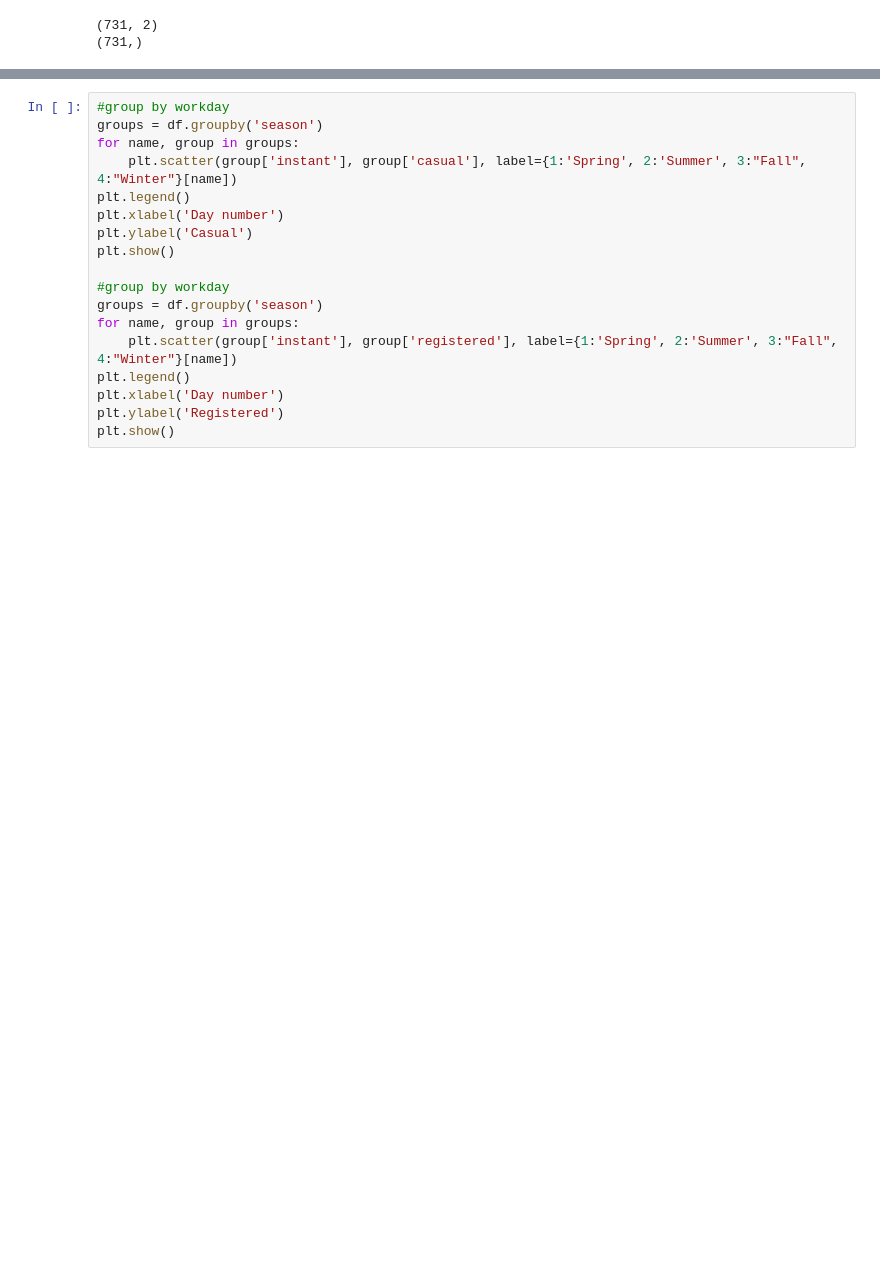
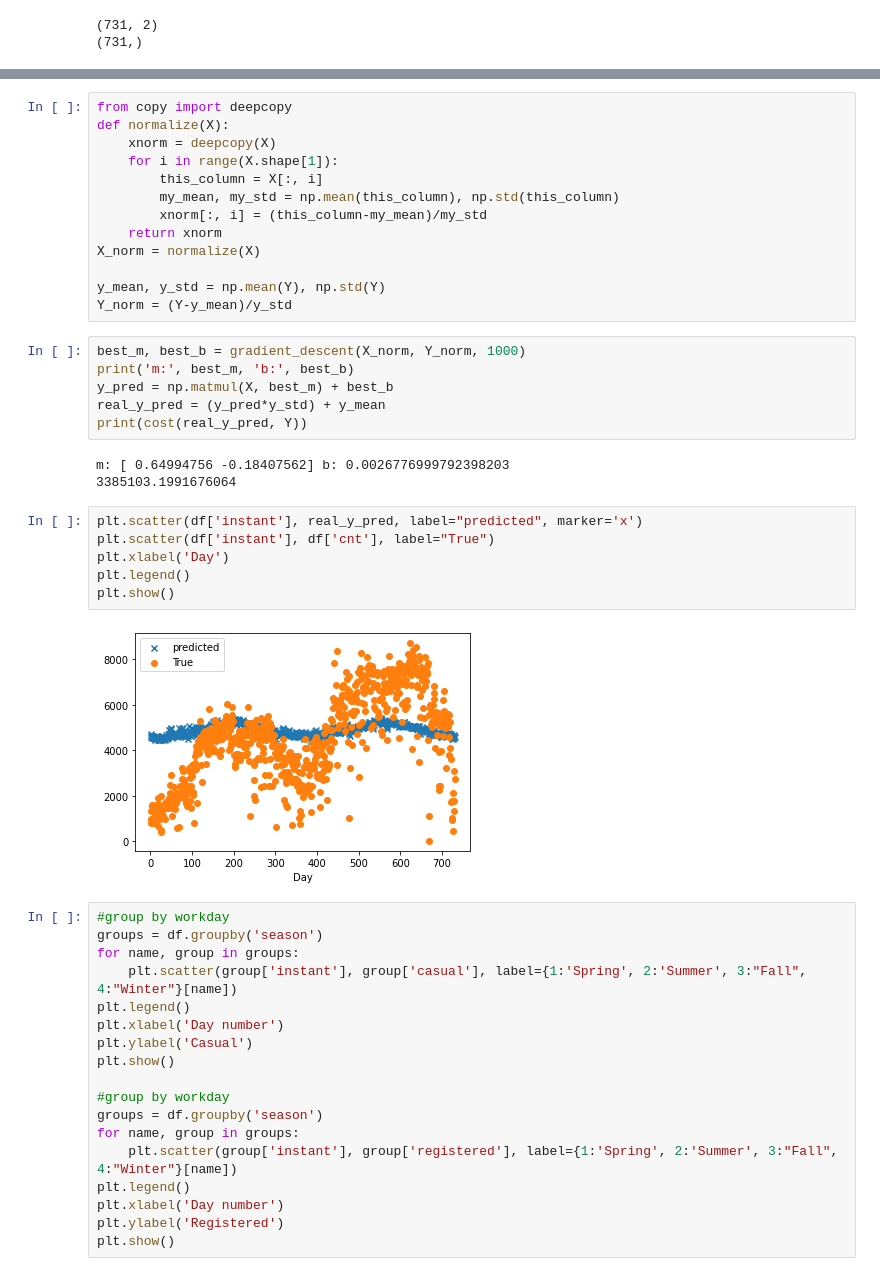
Before and after one commit to haron1100/teach-ml, a Jupyter notebook: DataViz.ipynb, the cells around one changed output, grey strips where cells are left out. Drawn from its saved outputs; the diff is of its cells as text; blank space fills up the shorter version.

```diff
--- a/DataViz.ipynb
+++ b/DataViz.ipynb
@@ -523,3 +530,33 @@ plt.show()
+# %%
+from copy import deepcopy
+def normalize(X):
+    xnorm = deepcopy(X)
+    for i in range(X.shape[1]):
+        this_column = X[:, i]
+        my_mean, my_std = np.mean(this_column), np.std(this_column)
+        xnorm[:, i] = (this_column-my_mean)/my_std
+    return xnorm
+X_norm = normalize(X)
+
+y_mean, y_std = np.mean(Y), np.std(Y)
+Y_norm = (Y-y_mean)/y_std
+# %%
+best_m, best_b = gradient_descent(X_norm, Y_norm, 1000)
+print('m:', best_m, 'b:', best_b)
+y_pred = np.matmul(X, best_m) + best_b
+real_y_pred = (y_pred*y_std) + y_mean
+print(cost(real_y_pred, Y))
+# %% [output]
+m: [ 0.64994756 -0.18407562] b: 0.0026776999792398203
+3385103.1991676064
+# %%
+plt.scatter(df['instant'], real_y_pred, label="predicted", marker='x')
+plt.scatter(df['instant'], df['cnt'], label="True")
+plt.xlabel('Day')
+plt.legend()
+plt.show()
+# %% [output]
+[figure, added]
 # %%
 #group by workday
 groups = df.groupby('season')
```
Also changed, not shown: parts of 4 cells of this notebook.
